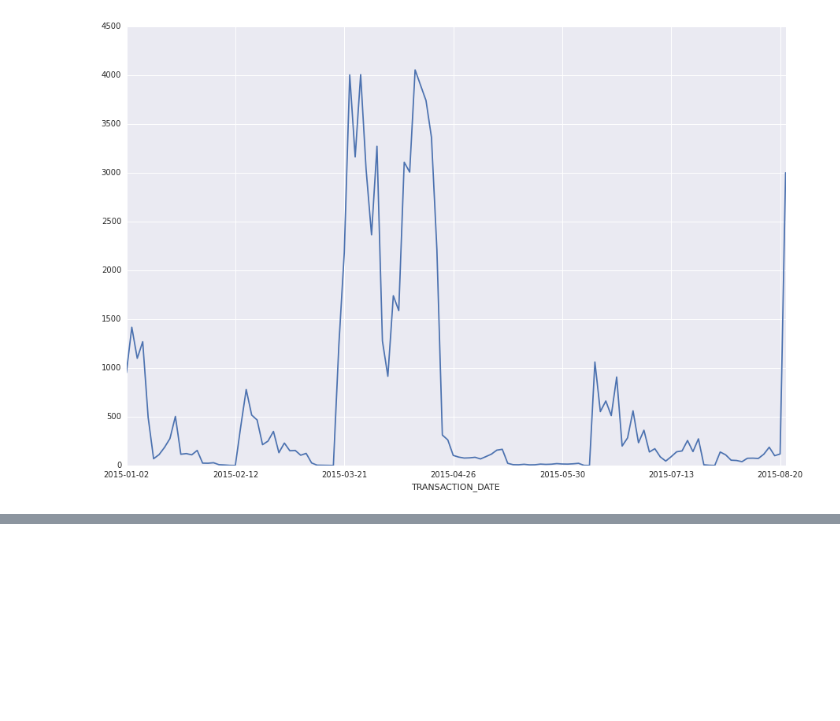
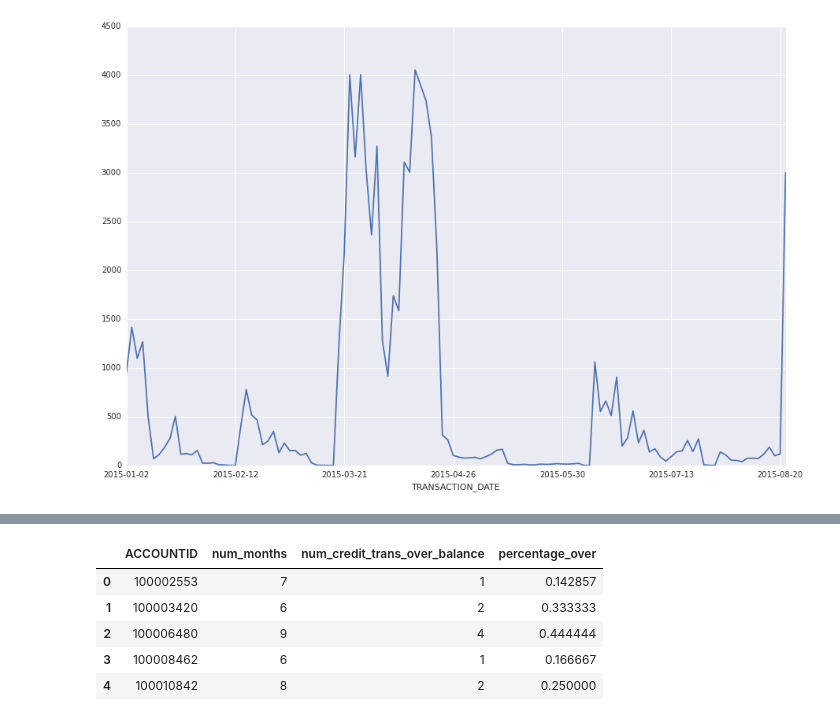
Before and after one commit to TestBMOHB03/Credit-Card-Model, a Jupyter notebook: BMO EDA/BMO EDA 1.ipynb, the cells around one changed output, grey strips where cells are left out. Saved outputs shown, nothing was run; the diff lists cells and outputs as text; code cells hidden in the pictures; blank space fills up the shorter version.

```diff
--- a/BMO EDA/BMO EDA 1.ipynb
+++ b/BMO EDA/BMO EDA 1.ipynb
@@ -271,0 +415,15 @@ _ = all_fields_100000059_red['BALANCE'].astype('float').plot(figsize=(15,10))
+# %%
+transactions_by_account_id_yellow = bq.Query(use_case_1_point_0_bmo_tests.transactions_by_account_id_yellow).to_dataframe()
+credit_transactions_over_limit_by_account_id_yellow = bq.Query(use_case_1_point_0_bmo_tests.credit_transactions_over_limit_by_account_id_yellow).to_dataframe()
+# %%
+merged_yellow = pd.merge(transactions_by_account_id_yellow, credit_transactions_over_limit_by_account_id_yellow, on = 'ACCOUNTID')
+merged_yellow = merged_yellow.drop('num_trans', axis = 1)
+merged_yellow['percentage_over'] = merged_yellow['num_credit_trans_over_balance'] / merged_yellow['num_months']
+merged_yellow
+# %% [output]
+|  | ACCOUNTID | num_months | num_credit_trans_over_balance | percentage_over |
+| 0 | 100002553 | 7 | 1 | 0.142857 |
+| 1 | 100003420 | 6 | 2 | 0.333333 |
+| 2 | 100006480 | 9 | 4 | 0.444444 |
+| 3 | 100008462 | 6 | 1 | 0.166667 |
+| 4 | 100010842 | 8 | 2 | 0.250000 |
```
Also changed, not shown: parts of 20 cells of this notebook, 13 other files.
